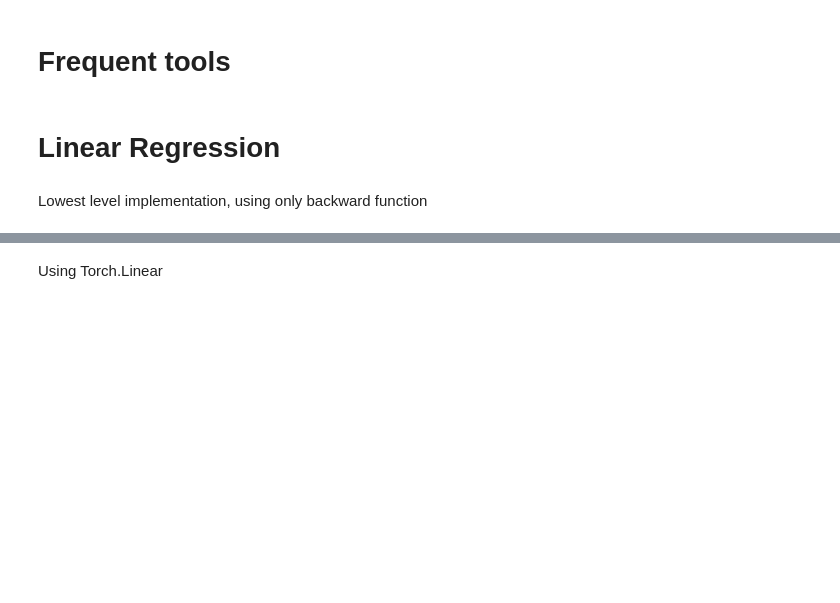
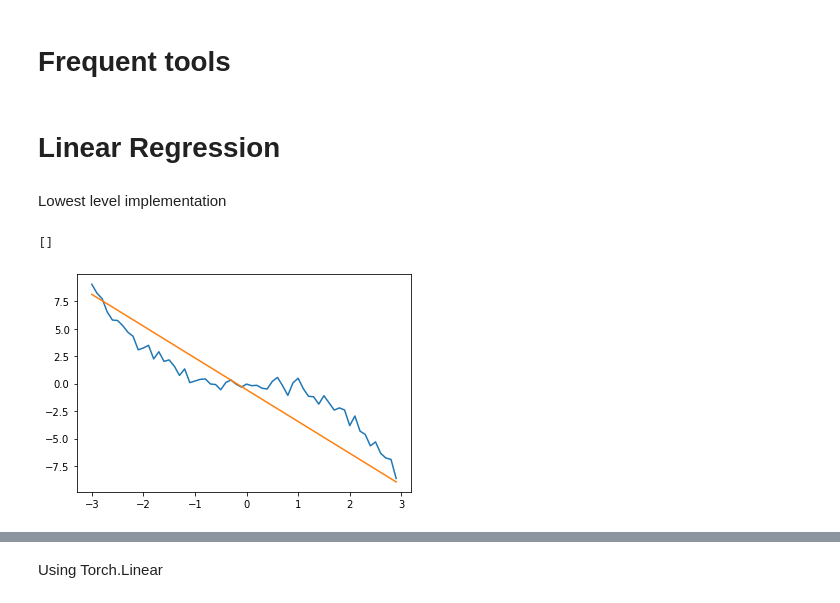
Before and after one commit to AlexisBogroff/CheatSheets, a Jupyter notebook: Pytorch.ipynb, the cells around one changed output, grey strips where cells are left out. Drawn from its saved outputs; the diff is of its cells as text; code cells hidden in the pictures; blank space fills up the shorter version.

```diff
--- a/Pytorch.ipynb
+++ b/Pytorch.ipynb
@@ -180,10 +173,38 @@ x = torch.tensor([4.])
 # %% [markdown]
-Lowest level implementation, using only backward function
+Lowest level implementation
-# %%
-# Define the predict function
-def forward(x):
-    y = w * x + b
-    return y
-
-# Predict
-y_hat = forward(x)
+# %%
+# Set data
+x = torch.arange(-3, 3, 0.1).view(-1, 1)
+y = (-3 * x) + (3 * np.sin(x)) + (.5 * torch.randn(x.size()))
+
+# Initialize parameters
+w = torch.tensor(-10., requires_grad=True)
+b = torch.tensor(-1., requires_grad=True)
+
+# Set hyper-parameters
+lr = 0.03
+n_epochs = 12
+# %%
+def forward(x):
+    return w * x + b
+
+def criterion(y_hat, y):
+    return torch.mean((y_hat - y)**2)
+
+list_cost = []
+for epoch in range(n_epochs):
+    y_hat = forward(x)  # predict
+    loss = criterion(y_hat, y)  # compute cost
+    loss.backward()  # compute derivatives
+    w.data = w.data - lr * w.grad.data  # backpropagate
+    b.data = b.data - lr * b.grad.data
+    w.grad.data.zero_()  # reset grad for next iter
+    b.grad.data.zero_()
+    list_cost.append(loss.item())
+# %%
+plt.plot(x.numpy(), y)  # Plot data
+plt.plot(x.numpy(), y_hat.data.numpy())  # Plot estimated line
+plt.plot()
+# %% [output]
+[]
+[figure, added]
```
Also changed, not shown: parts of 5 cells of this notebook.
